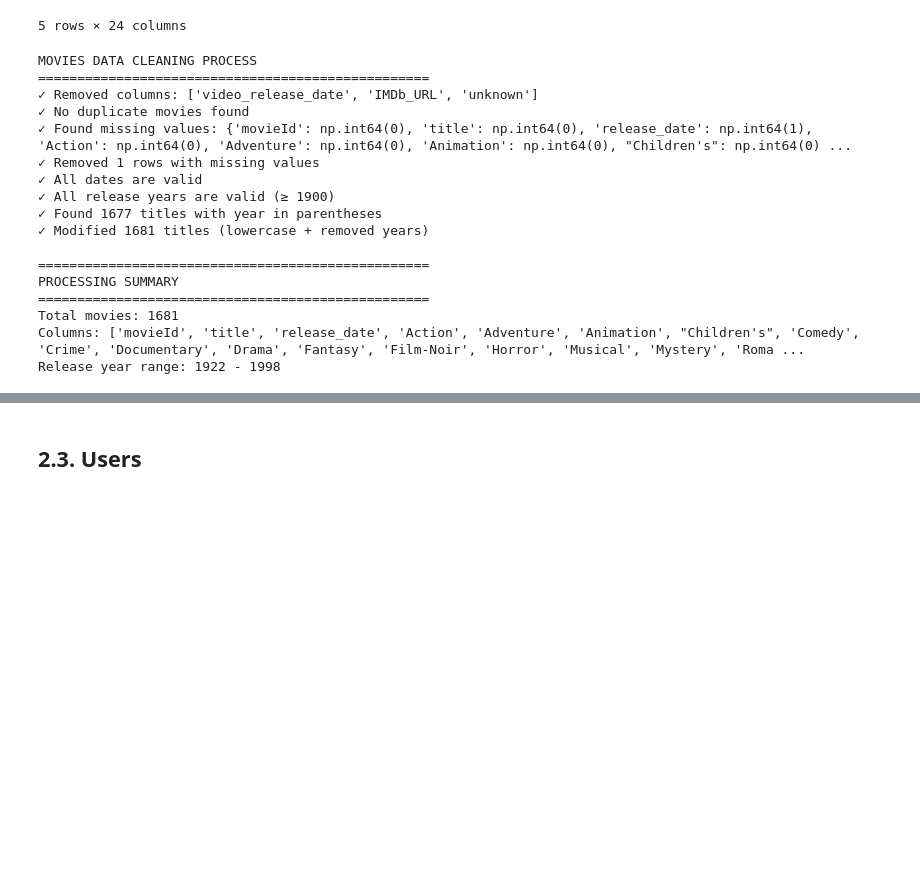
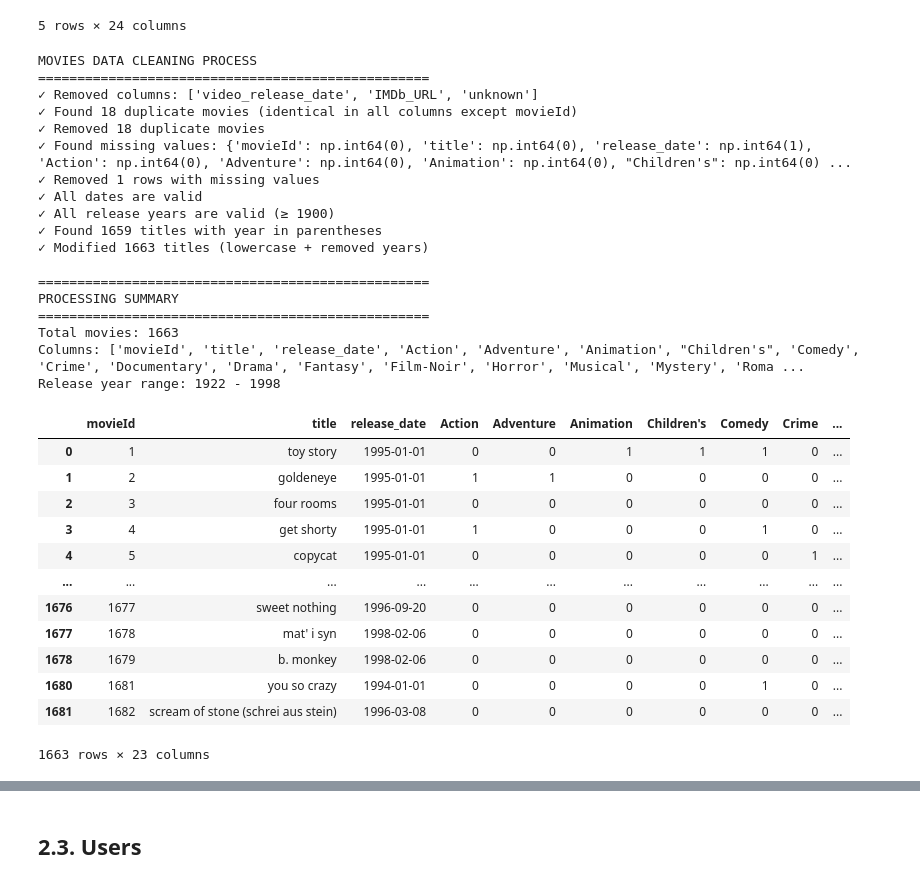
Before and after one commit to GoncaloBento/movielens-aws-duckdb, a Jupyter notebook: notebooks/preprocessing_compiled100k.ipynb, the cells around one changed output, grey strips where cells are left out. Saved outputs shown, nothing was run; the diff lists cells and outputs as text; code cells hidden in the pictures; blank space fills up the shorter version.

```diff
--- a/notebooks/preprocessing_compiled100k.ipynb
+++ b/notebooks/preprocessing_compiled100k.ipynb
@@ -340,9 +340,6 @@ movies.head()
 5 rows × 24 columns
 # %%
 def cleaning_movies_data(movies):
-    """
-    Enhanced cleaning function for movies data with detailed testing summary
-    """
     # Store original stats
     original_rows = len(movies)
 
@@ -367,11 +364,12 @@ def cleaning_movies_data(movies):
     else:
         print("✓ No columns to remove")
 
-    # 2. Remove duplicate movies
-    duplicates = movies_clean.duplicated().sum()
+    # 2. Remove duplicate movies (identical in all columns except movieId)
+    duplicates = movies_clean.duplicated(subset=movies_clean.columns.difference(['movieId'])).sum()
+
     if duplicates > 0:
-        print(f"✓ Found {duplicates} duplicate movies")
-        movies_clean = movies_clean.drop_duplicates()
+        print(f"✓ Found {duplicates} duplicate movies (identical in all columns except movieId)")
+        movies_clean = movies_clean.drop_duplicates(subset=movies_clean.columns.difference(['movieId']))
         print(f"✓ Removed {duplicates} duplicate movies")
     else:
         print("✓ No duplicate movies found")
@@ -469,20 +467,37 @@ if 'genres' in movies.columns:
 MOVIES DATA CLEANING PROCESS
 ==================================================
 ✓ Removed columns: ['video_release_date', 'IMDb_URL', 'unknown']
-✓ No duplicate movies found
+✓ Found 18 duplicate movies (identical in all columns except movieId)
+✓ Removed 18 duplicate movies
 ✓ Found missing values: {'movieId': np.int64(0), 'title': np.int64(0), 'release_date': np.int64(1), 'Action': np.int64(0), 'Adventure': np.int64(0), 'Animation': np.int64(0), "Children's": np.int64(0) ...
 ✓ Removed 1 rows with missing values
 ✓ All dates are valid
 ✓ All release years are valid (≥ 1900)
-✓ Found 1677 titles with year in parentheses
-✓ Modified 1681 titles (lowercase + removed years)
+✓ Found 1659 titles with year in parentheses
+✓ Modified 1663 titles (lowercase + removed years)
 
 ==================================================
 PROCESSING SUMMARY
 ==================================================
-Total movies: 1681
+Total movies: 1663
 Columns: ['movieId', 'title', 'release_date', 'Action', 'Adventure', 'Animation', "Children's", 'Comedy', 'Crime', 'Documentary', 'Drama', 'Fantasy', 'Film-Noir', 'Horror', 'Musical', 'Mystery', 'Roma ...
 Release year range: 1922 - 1998
+# %%
+movies
+# %% [output]
+|  | movieId | title | release_date | Action | Adventure | Animation | Children's | Comedy | Crime | ... |
+| 0 | 1 | toy story | 1995-01-01 | 0 | 0 | 1 | 1 | 1 | 0 | ... |
+| 1 | 2 | goldeneye | 1995-01-01 | 1 | 1 | 0 | 0 | 0 | 0 | ... |
+| 2 | 3 | four rooms | 1995-01-01 | 0 | 0 | 0 | 0 | 0 | 0 | ... |
+| 3 | 4 | get shorty | 1995-01-01 | 1 | 0 | 0 | 0 | 1 | 0 | ... |
+| 4 | 5 | copycat | 1995-01-01 | 0 | 0 | 0 | 0 | 0 | 1 | ... |
+| ... | ... | ... | ... | ... | ... | ... | ... | ... | ... | ... |
+| 1676 | 1677 | sweet nothing | 1996-09-20 | 0 | 0 | 0 | 0 | 0 | 0 | ... |
+| 1677 | 1678 | mat' i syn | 1998-02-06 | 0 | 0 | 0 | 0 | 0 | 0 | ... |
+| 1678 | 1679 | b. monkey | 1998-02-06 | 0 | 0 | 0 | 0 | 0 | 0 | ... |
+| 1680 | 1681 | you so crazy | 1994-01-01 | 0 | 0 | 0 | 0 | 1 | 0 | ... |
+| 1681 | 1682 | scream of stone (schrei aus stein) | 1996-03-08 | 0 | 0 | 0 | 0 | 0 | 0 | ... |
+1663 rows × 23 columns
 # %%
 movies.describe().T
 # %% [output]
```
Also changed, not shown: parts of 7 cells of this notebook, 3 other files.
